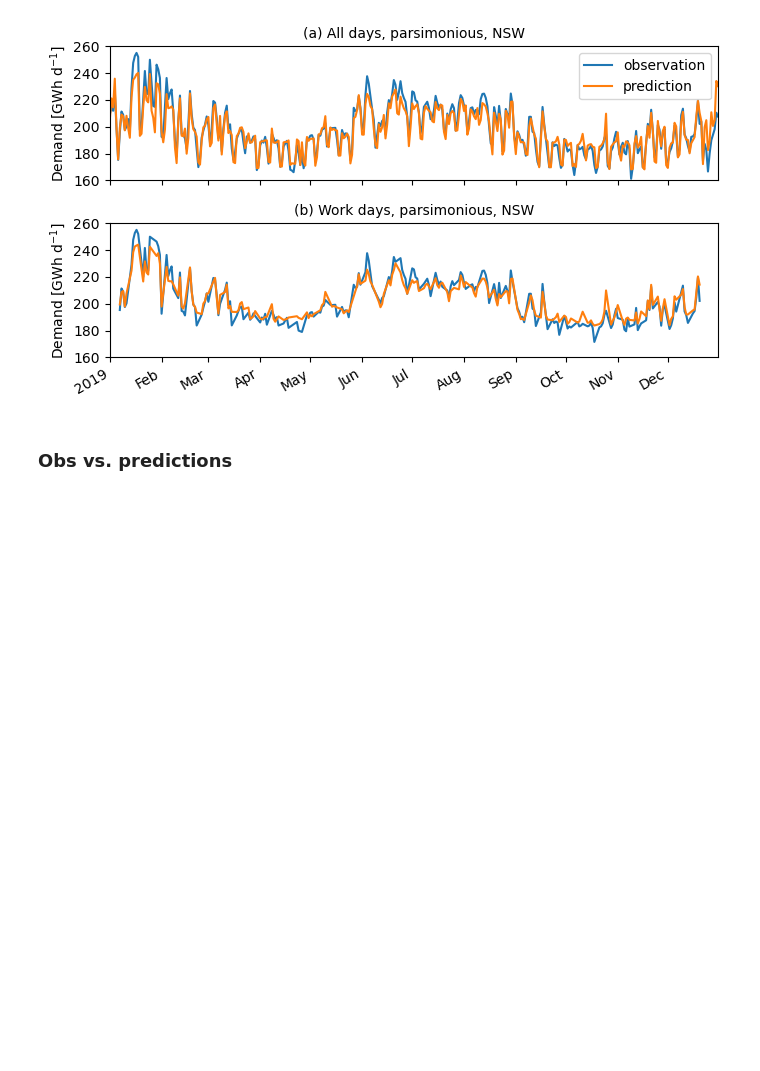
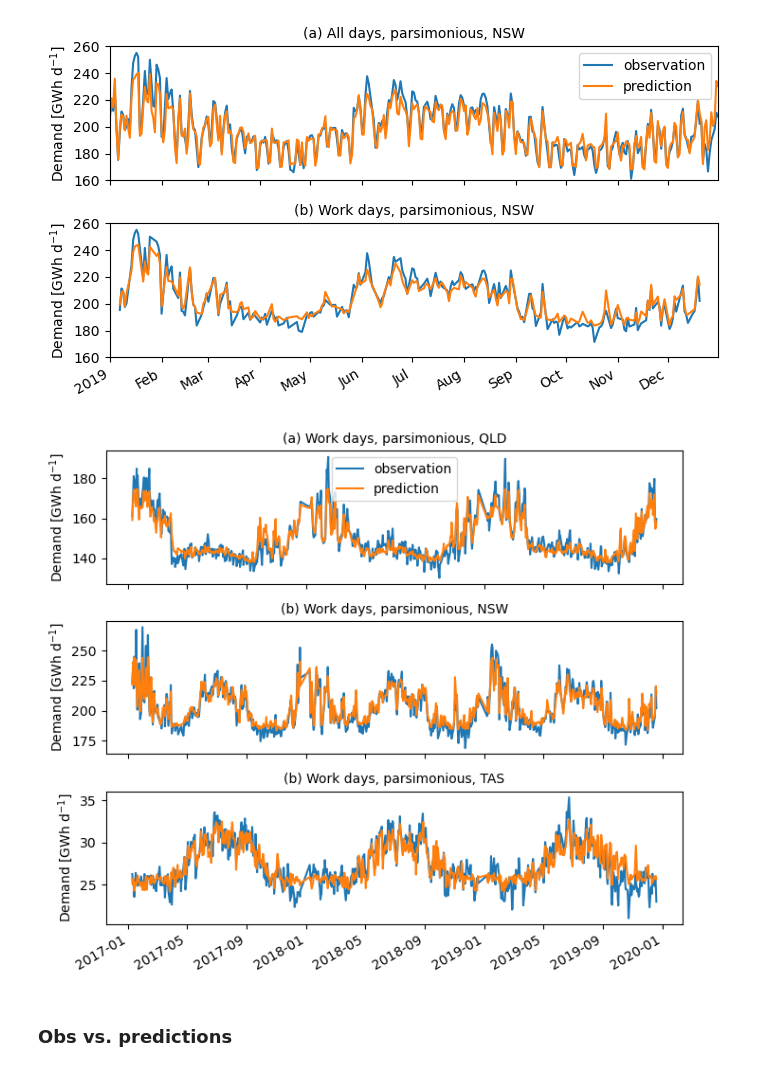
Before and after one commit to dougrichardson/demand_model, a Jupyter notebook: 13_evaluation.ipynb, the cells around one changed output. Drawn from its saved outputs; the diff is of its cells as text; code cells hidden in the pictures; blank space fills up the shorter version.

```diff
--- a/13_evaluation.ipynb
+++ b/13_evaluation.ipynb
@@ -606,6 +665,37 @@ plt.tight_layout()
 plt.savefig("figures/time_series_demand_NSW_2019.pdf", format="pdf", bbox_inches="tight")
 # %% [output]
 [figure]
+# %%
+fig, ax = plt.subplots(3, 1, figsize=(7,6))
+
+plot_ts(ax[0], "QLD", training_no_wknd_no_xmas_dict_pars, test_no_wknd_no_xmas_dict_pars, "2017", "2019")
+p = ax[0].set_title("(a) Work days, parsimonious, QLD", fontsize=10)
+ax[0].legend()
+
+plot_ts(ax[1], "NSW", training_no_wknd_no_xmas_dict_pars, test_no_wknd_no_xmas_dict_pars, "2017", "2019")
+ax[1].set_title("(b) Work days, parsimonious, NSW", fontsize=10)
+
+plot_ts(ax[2], "TAS", training_no_wknd_no_xmas_dict_pars, test_no_wknd_no_xmas_dict_pars, "2017", "2019")
+ax[2].set_title("(b) Work days, parsimonious, TAS", fontsize=10)
+
+# for a in ax:
+#     # a.set_ylim(160, 260)
+#     # a.set_yticks(range(160, 261, 20))
+#     a.set_xlim(pd.to_datetime("2019-01-01"), pd.to_datetime("2019-12-31"))
+#     a.set_xticks(pd.date_range("2019-01-01", "2019-12-31", freq="1MS"))
+#     a.xaxis.set_major_formatter(matplotlib.dates.ConciseDateFormatter(a.xaxis.get_major_locator()))#.DateFormatter('%Y-%m-%d'))
+
+ax[0].tick_params(axis='x', which='minor', bottom=False)
+ax[0].set_xticklabels([])
+
+ax[1].tick_params(axis='x', which='minor', bottom=False)
+ax[1].set_xticklabels([])
+
+plt.tight_layout()
+
+plt.savefig("figures/time_series_demand_QLD-NSW-TAS_2017-2019.pdf", format="pdf", bbox_inches="tight")
+# %% [output]
+[figure, added]
 # %% [markdown]
 ### Obs vs. predictions
 # %%
```
Also changed, not shown: parts of 10 cells of this notebook, 2 other files.
